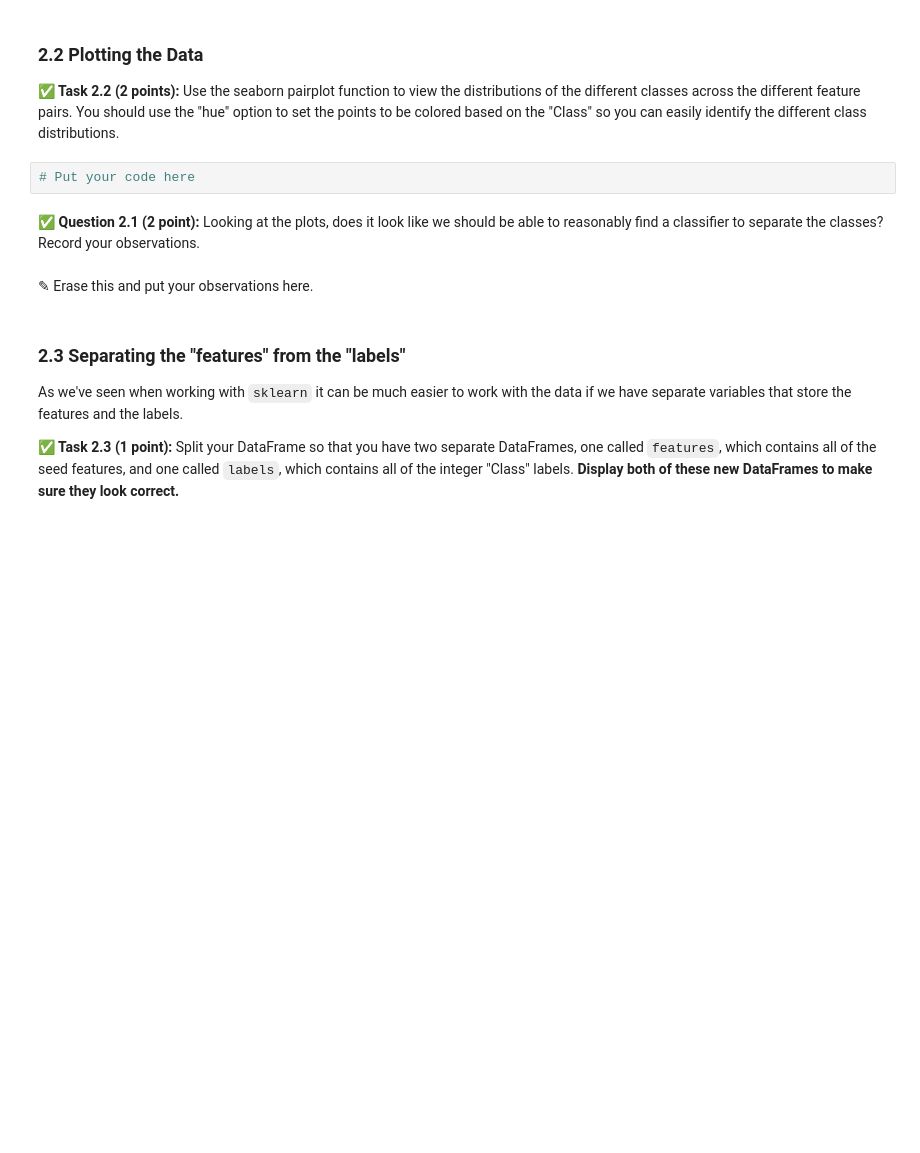
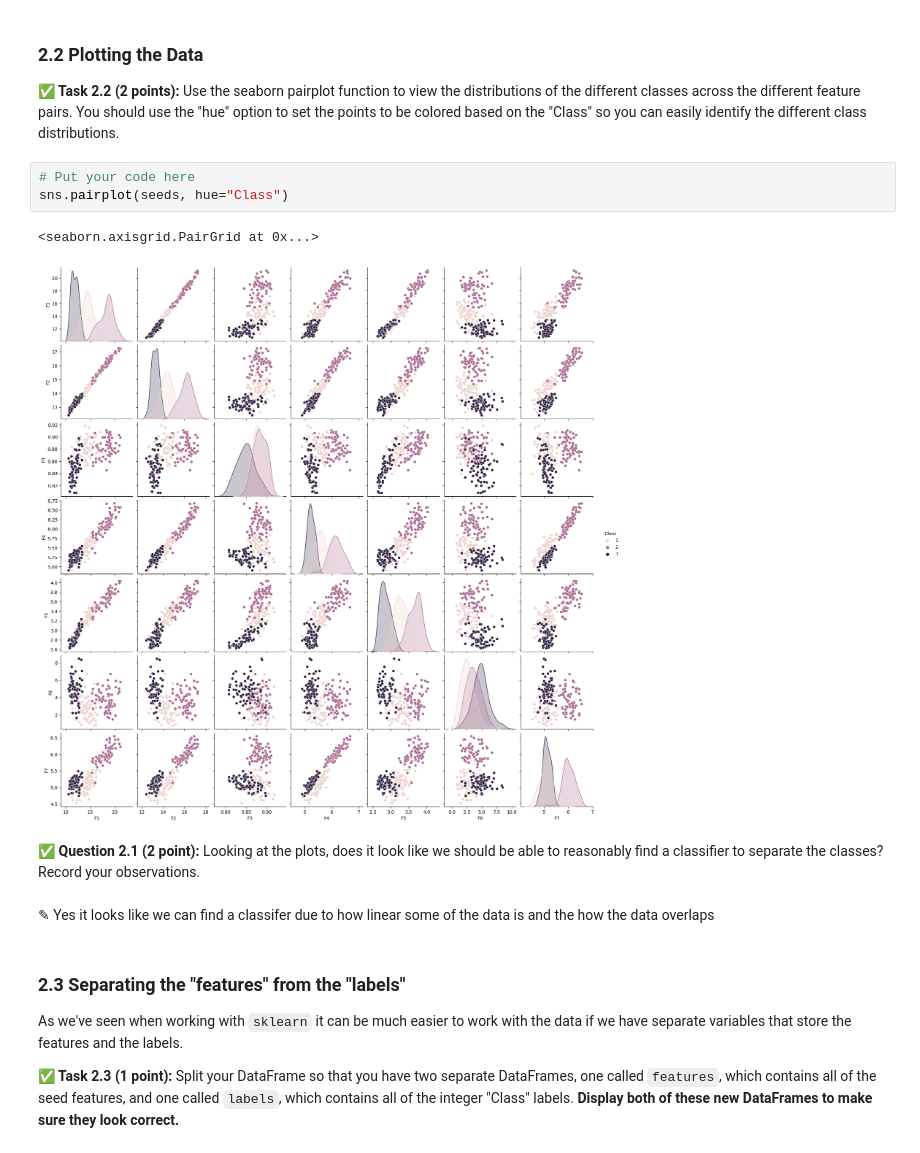
Before and after one commit to dixonde3/CMSE-202, a Jupyter notebook: hw-04/HW-04_PerceptronSVMandPCA-STUDENT.ipynb, the cells around one changed output. Saved outputs shown, nothing was run; the diff lists cells and outputs as text; blank space fills up the shorter version.

```diff
--- a/hw-04/HW-04_PerceptronSVMandPCA-STUDENT.ipynb
+++ b/hw-04/HW-04_PerceptronSVMandPCA-STUDENT.ipynb
@@ -93,10 +111,14 @@ Once you've loaded in the data, **display the DataFrame to make sure it looks re
 **&#9989; Task 2.2 (2 points):** Use the seaborn pairplot function to view the distributions of the different classes across the different feature pairs. You should use the "hue" option to set the points to be colored based on the "Class" so you can easily identify the different class distributions.
 # %%
 # Put your code here
+sns.pairplot(seeds, hue="Class")
+# %% [output]
+<seaborn.axisgrid.PairGrid at 0x...>
+[figure, added]
 # %% [markdown]
 &#9989; **Question 2.1 (2 point):** Looking at the plots, does it look like we should be able to reasonably find a classifier to separate the classes? Record your observations.
-# %% [markdown]
-<font size=+3>&#9998;</font> Erase this and put your observations here.
+# %% [markdown]
+<font size=+3>&#9998;</font> Yes it looks like we can find a classifer due to how linear some of the data is and the how the data overlaps
 # %% [markdown]
 ### 2.3 Separating the "features" from the "labels"
 
```
Also changed, not shown: parts of 10 cells of this notebook.
